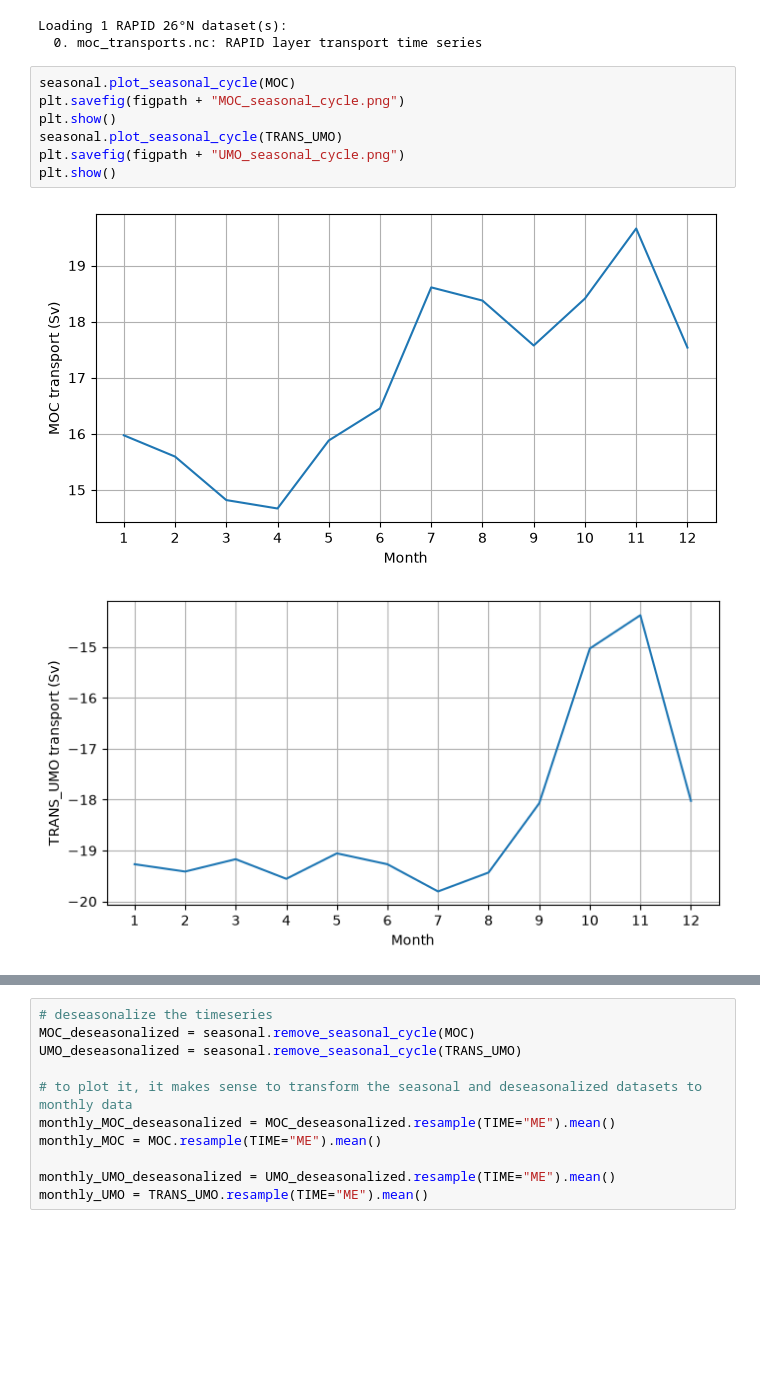
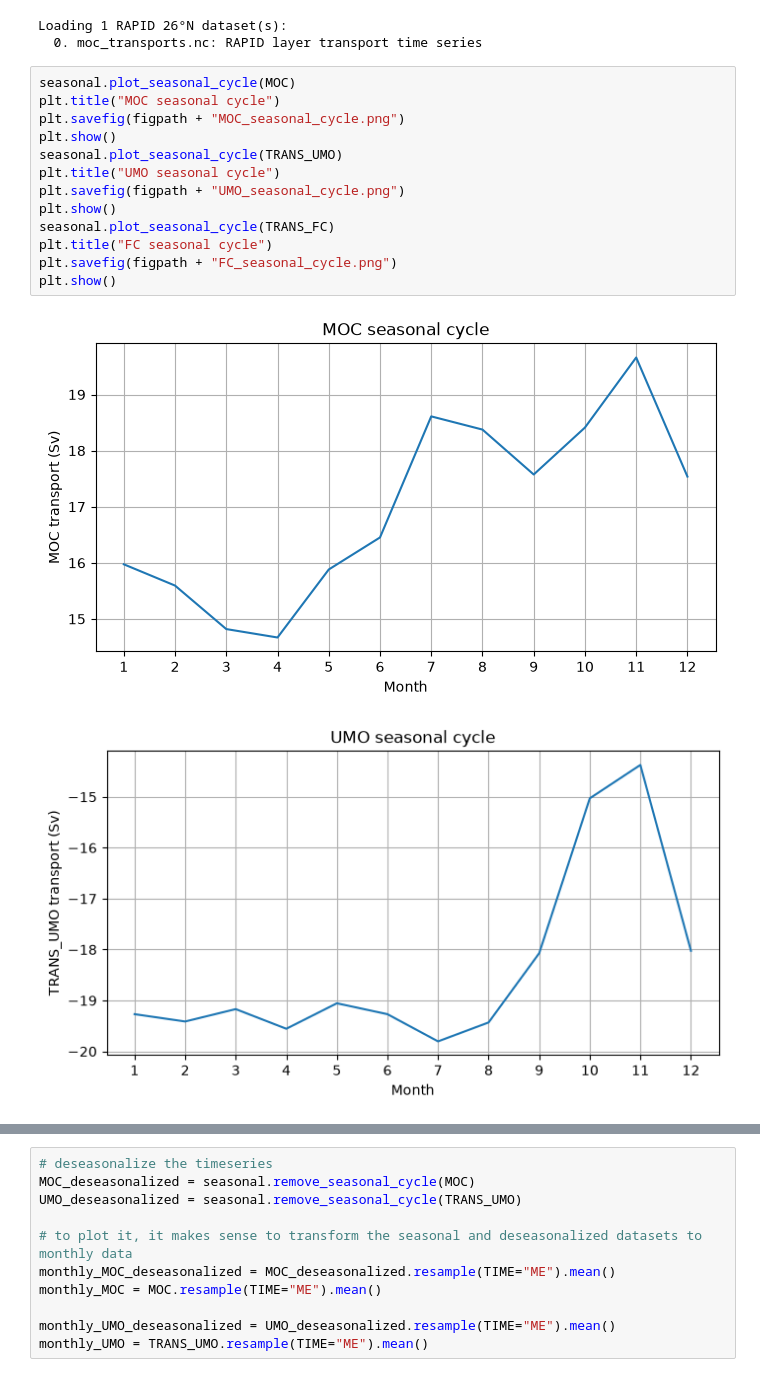
Before and after one commit to jakey244/DataAnalysis_A2, a Jupyter notebook: notebooks/part2A_seasonality_autocorrelation_trends.ipynb, the cells around one changed output, grey strips where cells are left out. Cells and saved outputs as stored; diff of their text form; blank space fills up the shorter version.

Commit message:
added plot titles

```diff
--- a/notebooks/part2A_seasonality_autocorrelation_trends.ipynb
+++ b/notebooks/part2A_seasonality_autocorrelation_trends.ipynb
@@ -28,11 +28,17 @@ Loading 1 RAPID 26°N dataset(s):
   0. moc_transports.nc: RAPID layer transport time series
 # %%
 seasonal.plot_seasonal_cycle(MOC)
+plt.title("MOC seasonal cycle")
 plt.savefig(figpath + "MOC_seasonal_cycle.png")
 plt.show()
 seasonal.plot_seasonal_cycle(TRANS_UMO)
+plt.title("UMO seasonal cycle")
 plt.savefig(figpath + "UMO_seasonal_cycle.png")
 plt.show()
+seasonal.plot_seasonal_cycle(TRANS_FC)
+plt.title("FC seasonal cycle")
+plt.savefig(figpath + "FC_seasonal_cycle.png")
+plt.show()
 # %% [output]
-[figure, old version]
+[figure, new version]
-[figure, old version]
+[figure, new version]
```
Also changed, not shown: parts of 8 cells of this notebook, 19 other files.
